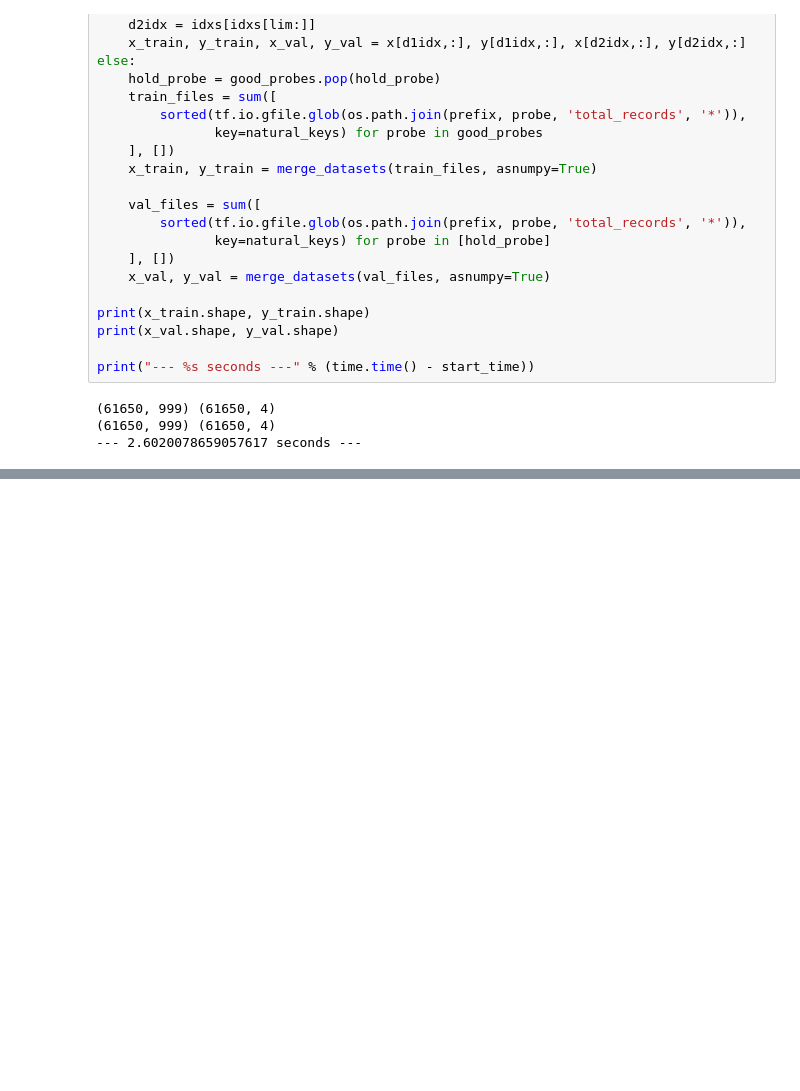
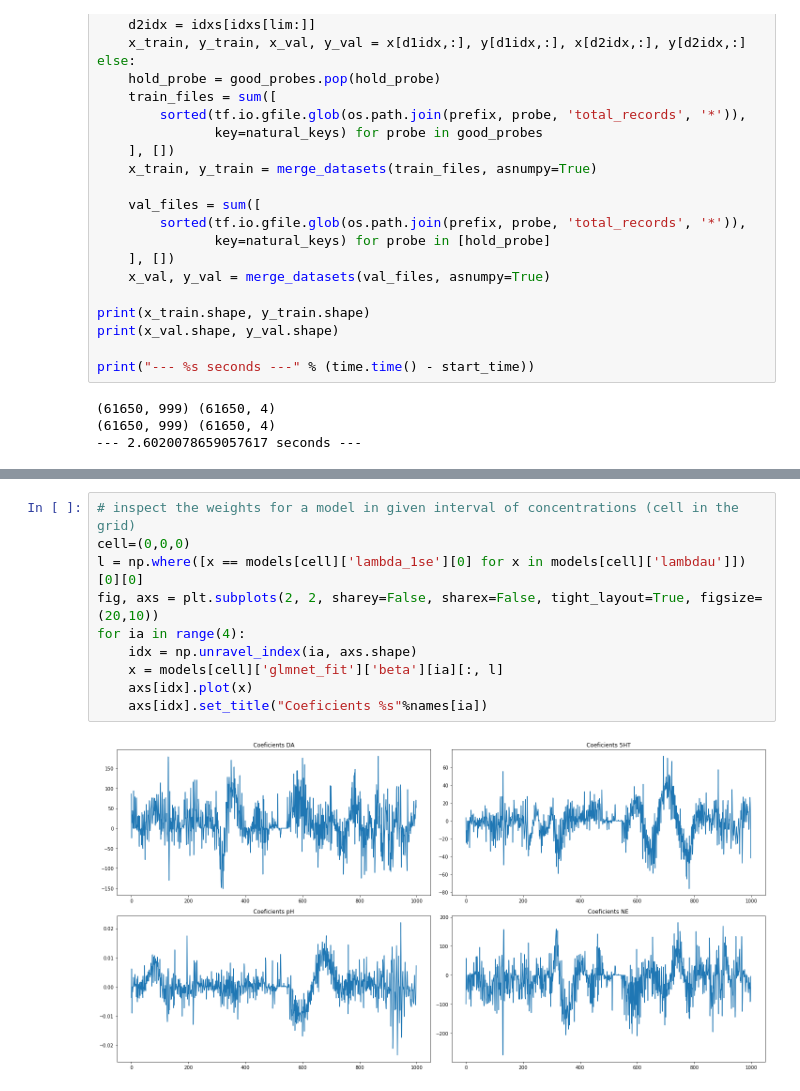
Before and after one commit to CSC-UW/InceptionTime, a Jupyter notebook: glmnet_cf_ensemble.ipynb, the cells around one changed output, grey strips where cells are left out. Cells and saved outputs as stored; diff of their text form; blank space fills up the shorter version.

Commit message:
glmnet ensemble 4

```diff
--- a/glmnet_cf_ensemble.ipynb
+++ b/glmnet_cf_ensemble.ipynb
@@ -274,0 +383,12 @@ print(idx_min.choose(x))
+# %%
+# inspect the weights for a model in given interval of concentrations (cell in the grid)
+cell=(0,0,0)
+l = np.where([x == models[cell]['lambda_1se'][0] for x in models[cell]['lambdau']])[0][0]
+fig, axs = plt.subplots(2, 2, sharey=False, sharex=False, tight_layout=True, figsize=(20,10))
+for ia in range(4):
+    idx = np.unravel_index(ia, axs.shape)
+    x = models[cell]['glmnet_fit']['beta'][ia][:, l]
+    axs[idx].plot(x)
+    axs[idx].set_title("Coeficients %s"%names[ia])
+# %% [output]
+[figure, added]
```
Also changed, not shown: parts of 11 cells of this notebook.
